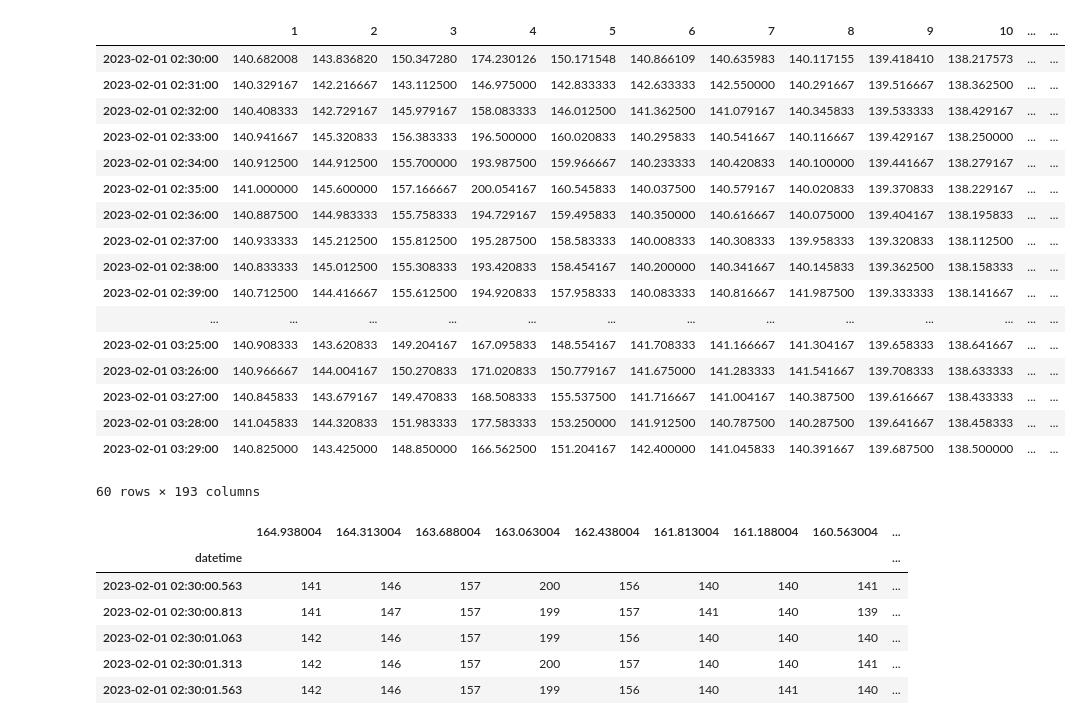
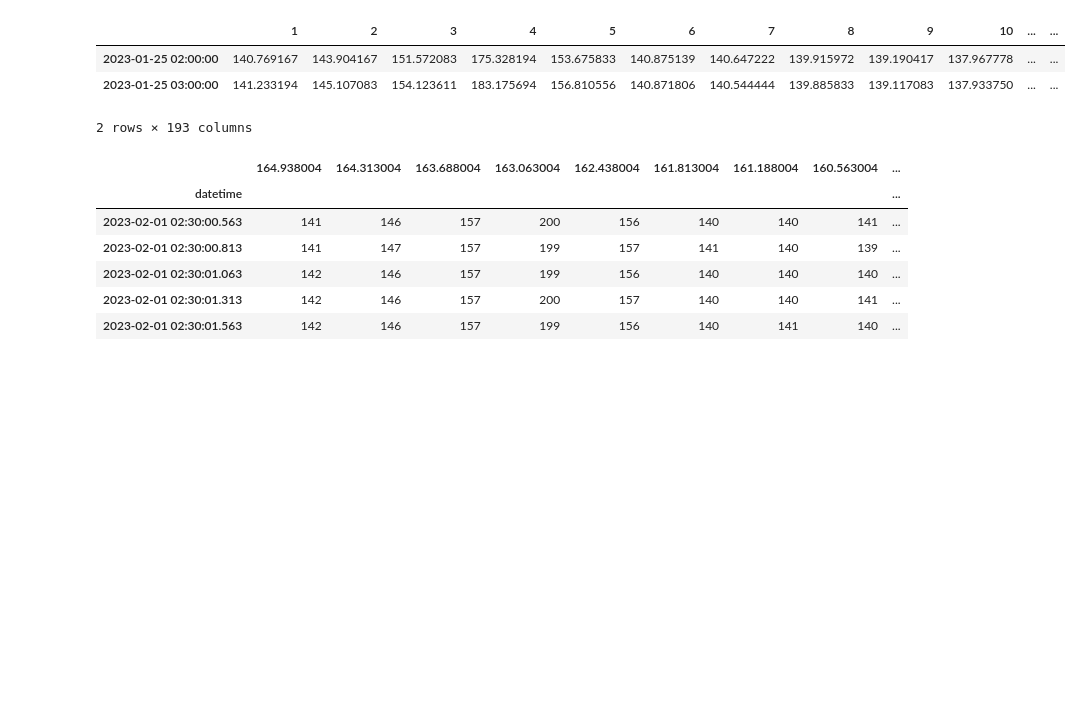
Before and after one commit to i4Ds/Radio-sunburst-labelcreation, a Jupyter notebook: database_creation.ipynb, the cells around one changed output. Cells and saved outputs as stored; diff of their text form; code cells hidden in the pictures; blank space fills up the shorter version.

```diff
--- a/database_creation.ipynb
+++ b/database_creation.ipynb
@@ -189,29 +77,15 @@ pd.DataFrame(data)
 # %%
-data = get_values_from_database_sql('india_ooty_02', '2023-02-01 02:30:00', '2023-02-01 03:30:00')
-columns = get_column_names_from_table_sql('india_ooty_02')
+data = get_values_from_database_sql('india_ooty_02', '2023-01-25 02:30:00', '2023-02-08 03:30:00')
+columns = get_column_names_sql('india_ooty_02')
 columns = [to_float_if_possible(column) for column in columns]
 # %%
 data_new = pd.DataFrame(data, index=pd.to_datetime([row[0] for row in data]))
-data_new.resample('1min').mean()
+data_new.resample('1H').mean()
 # %% [output]
 |  | 1 | 2 | 3 | 4 | 5 | 6 | 7 | 8 | 9 | 10 | ... | ... |
-| 2023-02-01 02:30:00 | 140.682008 | 143.836820 | 150.347280 | 174.230126 | 150.171548 | 140.866109 | 140.635983 | 140.117155 | 139.418410 | 138.217573 | ... | ... |
-| 2023-02-01 02:31:00 | 140.329167 | 142.216667 | 143.112500 | 146.975000 | 142.833333 | 142.633333 | 142.550000 | 140.291667 | 139.516667 | 138.362500 | ... | ... |
-| 2023-02-01 02:32:00 | 140.408333 | 142.729167 | 145.979167 | 158.083333 | 146.012500 | 141.362500 | 141.079167 | 140.345833 | 139.533333 | 138.429167 | ... | ... |
-| 2023-02-01 02:33:00 | 140.941667 | 145.320833 | 156.383333 | 196.500000 | 160.020833 | 140.295833 | 140.541667 | 140.116667 | 139.429167 | 138.250000 | ... | ... |
-| 2023-02-01 02:34:00 | 140.912500 | 144.912500 | 155.700000 | 193.987500 | 159.966667 | 140.233333 | 140.420833 | 140.100000 | 139.441667 | 138.279167 | ... | ... |
-| 2023-02-01 02:35:00 | 141.000000 | 145.600000 | 157.166667 | 200.054167 | 160.545833 | 140.037500 | 140.579167 | 140.020833 | 139.370833 | 138.229167 | ... | ... |
-| 2023-02-01 02:36:00 | 140.887500 | 144.983333 | 155.758333 | 194.729167 | 159.495833 | 140.350000 | 140.616667 | 140.075000 | 139.404167 | 138.195833 | ... | ... |
-| 2023-02-01 02:37:00 | 140.933333 | 145.212500 | 155.812500 | 195.287500 | 158.583333 | 140.008333 | 140.308333 | 139.958333 | 139.320833 | 138.112500 | ... | ... |
-| 2023-02-01 02:38:00 | 140.833333 | 145.012500 | 155.308333 | 193.420833 | 158.454167 | 140.200000 | 140.341667 | 140.145833 | 139.362500 | 138.158333 | ... | ... |
-| 2023-02-01 02:39:00 | 140.712500 | 144.416667 | 155.612500 | 194.920833 | 157.958333 | 140.083333 | 140.816667 | 141.987500 | 139.333333 | 138.141667 | ... | ... |
-| ... | ... | ... | ... | ... | ... | ... | ... | ... | ... | ... | ... | ... |
-| 2023-02-01 03:25:00 | 140.908333 | 143.620833 | 149.204167 | 167.095833 | 148.554167 | 141.708333 | 141.166667 | 141.304167 | 139.658333 | 138.641667 | ... | ... |
-| 2023-02-01 03:26:00 | 140.966667 | 144.004167 | 150.270833 | 171.020833 | 150.779167 | 141.675000 | 141.283333 | 141.541667 | 139.708333 | 138.633333 | ... | ... |
-| 2023-02-01 03:27:00 | 140.845833 | 143.679167 | 149.470833 | 168.508333 | 155.537500 | 141.716667 | 141.004167 | 140.387500 | 139.616667 | 138.433333 | ... | ... |
-| 2023-02-01 03:28:00 | 141.045833 | 144.320833 | 151.983333 | 177.583333 | 153.250000 | 141.912500 | 140.787500 | 140.287500 | 139.641667 | 138.458333 | ... | ... |
-| 2023-02-01 03:29:00 | 140.825000 | 143.425000 | 148.850000 | 166.562500 | 151.204167 | 142.400000 | 141.045833 | 140.391667 | 139.687500 | 138.500000 | ... | ... |
+| 2023-01-25 02:00:00 | 140.769167 | 143.904167 | 151.572083 | 175.328194 | 153.675833 | 140.875139 | 140.647222 | 139.915972 | 139.190417 | 137.967778 | ... | ... |
+| 2023-01-25 03:00:00 | 141.233194 | 145.107083 | 154.123611 | 183.175694 | 156.810556 | 140.871806 | 140.544444 | 139.885833 | 139.117083 | 137.933750 | ... | ... |
-60 rows × 193 columns
+2 rows × 193 columns
 # %%
 for instrument in get_table_names_sql():
     data = get_values_from_database_sql(instrument, '2023-02-01 02:30:00', '2023-02-02 03:30:00')
```
Also changed, not shown: parts of 12 cells of this notebook, 6 other files.
